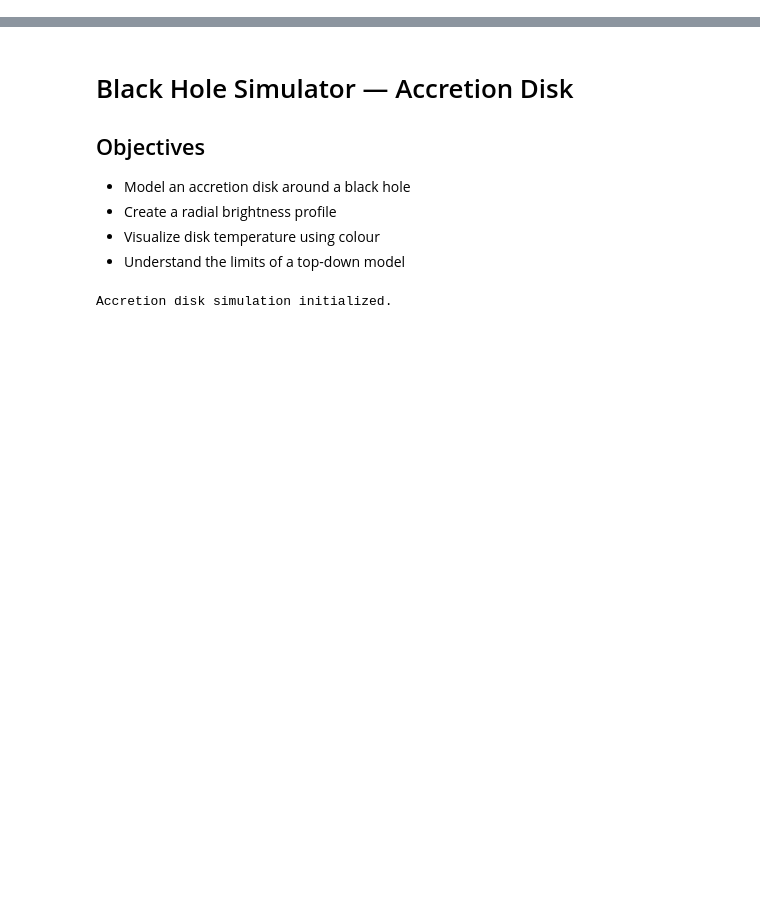
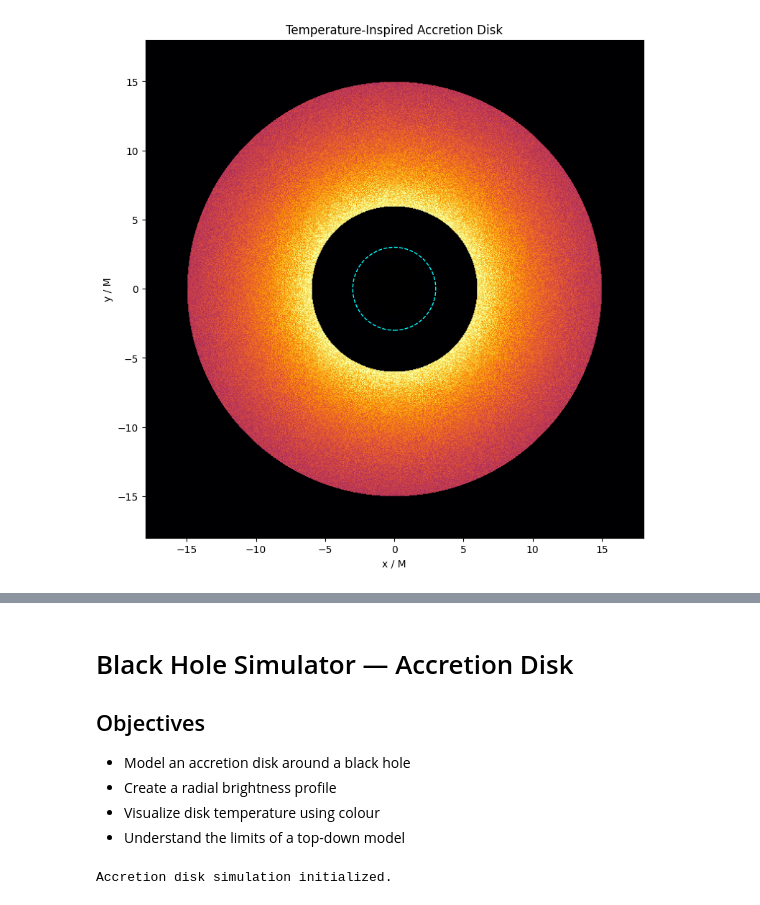
Before and after one commit to AnshG-19/Blackhole_simulator_rayTracing, a Jupyter notebook: notebooks/05_accretion_disk.ipynb, the cells around one changed output, grey strips where cells are left out. Drawn from its saved outputs; the diff is of its cells as text; code cells hidden in the pictures; blank space fills up the shorter version.

```diff
--- a/notebooks/05_accretion_disk.ipynb
+++ b/notebooks/05_accretion_disk.ipynb
@@ -2,0 +108,66 @@
+# %%
+import numpy as np
+import matplotlib.pyplot as plt
+
+# Create a 2D grid around the black hole
+grid_size = 700
+extent = 18 * M
+
+x = np.linspace(-extent, extent, grid_size)
+y = np.linspace(-extent, extent, grid_size)
+X, Y = np.meshgrid(x, y)
+
+# Distance from the black hole center
+R = np.sqrt(X**2 + Y**2)
+
+# Avoid division by zero
+R_safe = np.maximum(R, disk_inner)
+
+# Disk region
+disk_mask = (R >= disk_inner) & (R <= disk_outer)
+
+# Approximate temperature profile: hotter toward the inner edge
+temperature = (R_safe / disk_inner) ** (-0.75)
+
+# Convert temperature profile into visible brightness
+brightness = np.zeros_like(R)
+brightness[disk_mask] = temperature[disk_mask]
+
+# Add subtle variations to give the disk a textured appearance
+rng = np.random.default_rng(42)
+texture = rng.uniform(0.85, 1.15, size=R.shape)
+brightness[disk_mask] *= texture[disk_mask]
+
+# Plot
+fig, ax = plt.subplots(figsize=(9, 9))
+
+ax.imshow(
+    brightness,
+    extent=[-extent, extent, -extent, extent],
+    origin="lower",
+    cmap="inferno",
+    vmin=0,
+    vmax=1,
+)
+
+ax.add_patch(plt.Circle((0, 0), event_horizon, color="black"))
+ax.add_patch(
+    plt.Circle(
+        (0, 0),
+        photon_sphere,
+        fill=False,
+        linestyle="--",
+        color="cyan",
+        linewidth=1,
+    )
+)
+
+ax.set_xlim(-18, 18)
+ax.set_ylim(-18, 18)
+ax.set_aspect("equal")
+ax.set_xlabel("x / M")
+ax.set_ylabel("y / M")
+ax.set_title("Temperature-Inspired Accretion Disk")
+plt.show()
+# %% [output]
+[figure, added]
```
Also changed, not shown: parts of 12 cells of this notebook.
